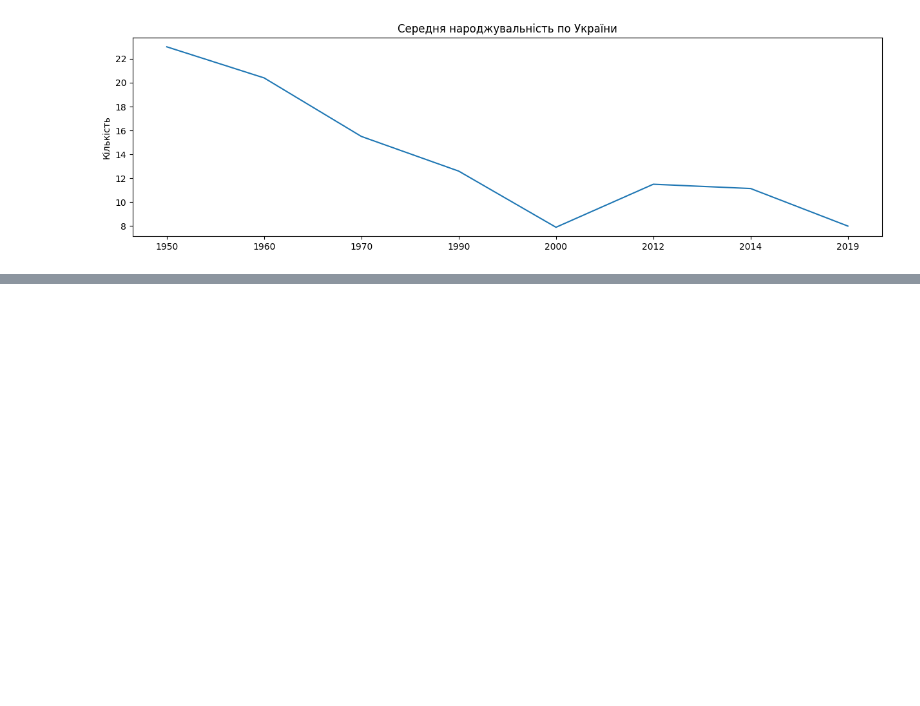
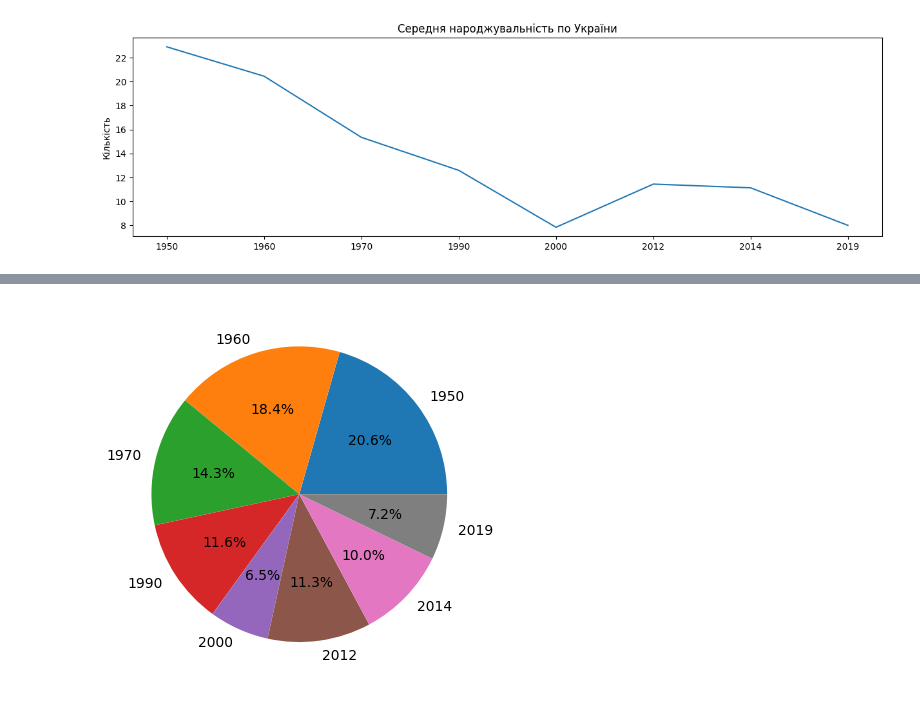
Before and after one commit to tarsweb-Python-GOIT/DS-HW, a Jupyter notebook: hw-02-01.ipynb, the cells around one changed output, grey strips where cells are left out. Saved outputs shown, nothing was run; the diff lists cells and outputs as text; code cells hidden in the pictures; blank space fills up the shorter version.

```diff
--- a/hw-02-01.ipynb
+++ b/hw-02-01.ipynb
@@ -241,0 +223,5 @@ data.plot(x="Регіон", y=data.columns[1:], title="Народжуваніс
+# %%
+plt.pie(dataframe.iloc[0][1:], labels=dataframe.columns[1:], autopct='%1.1f%%')
+plt.show()
+# %% [output]
+[figure, added]
```
Also changed, not shown: parts of 55 cells of this notebook, 2 other files.
